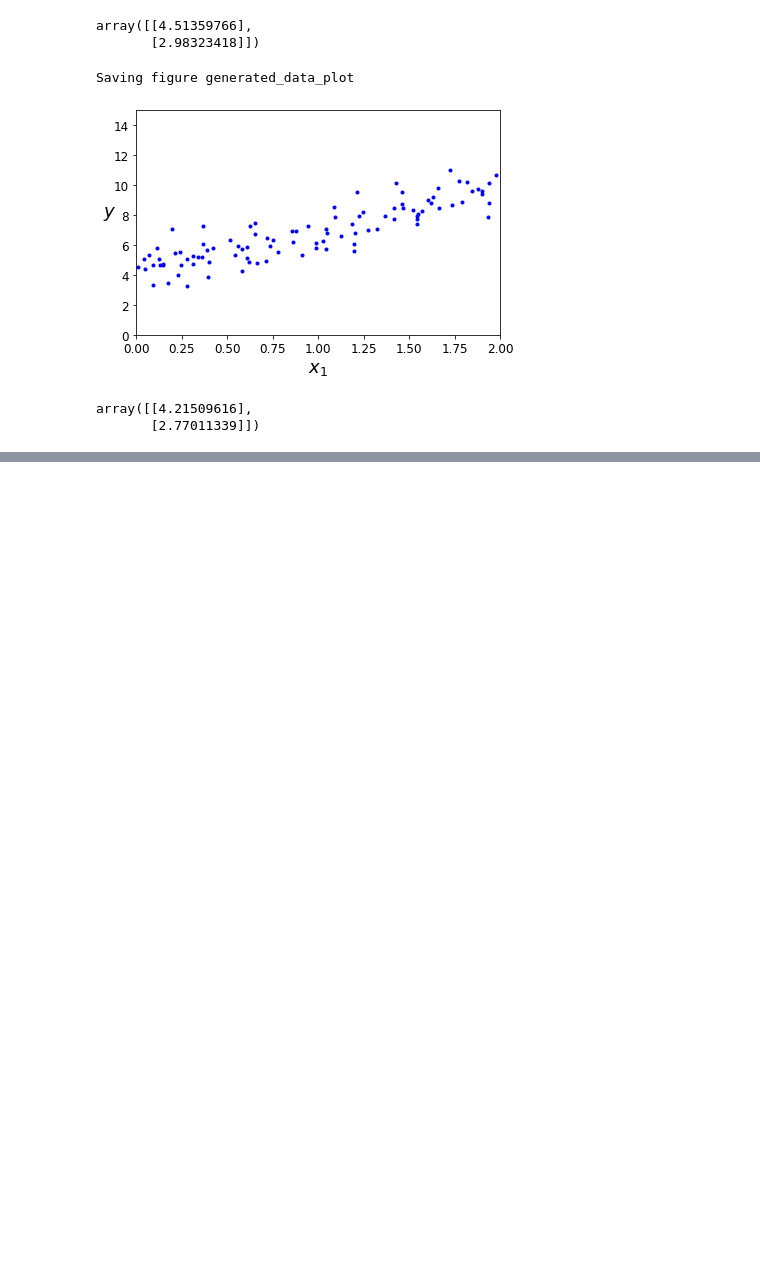
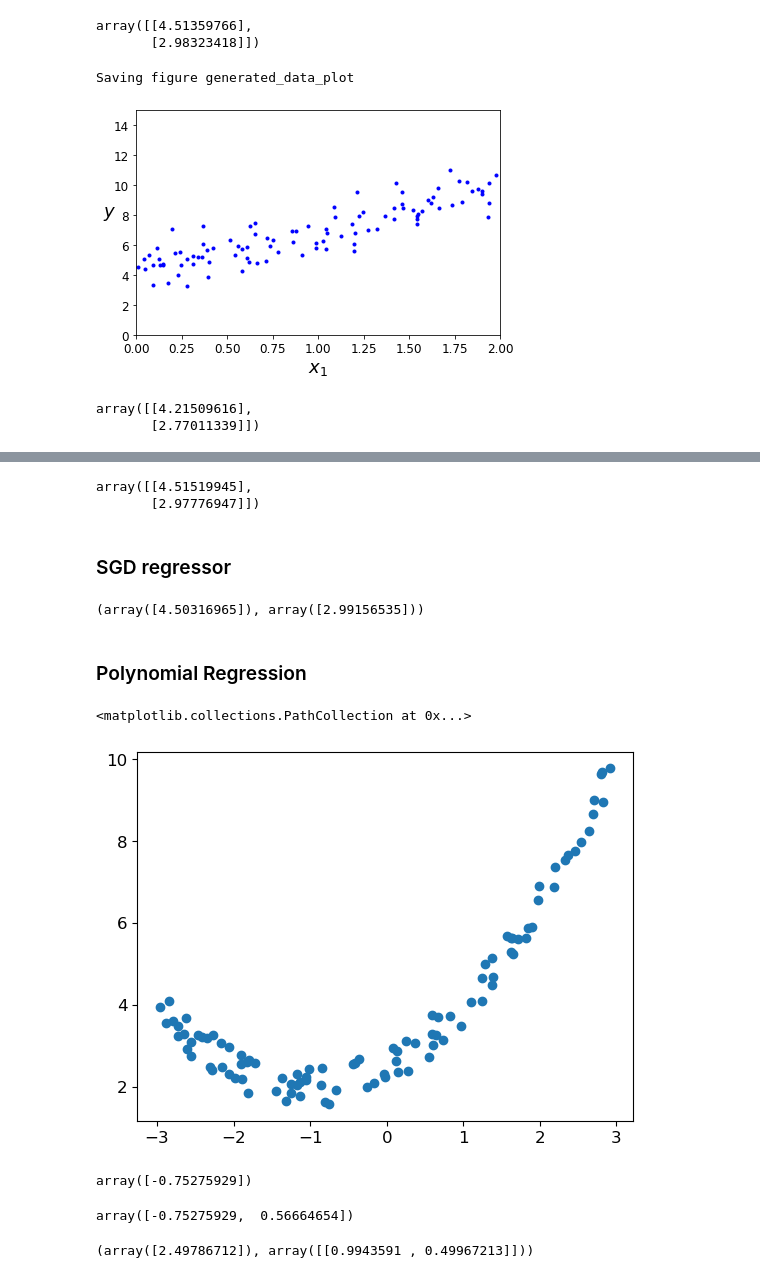
Before and after one commit to ericlau1987/hands_on_machine_learning_sklearn_keras_tensorflow, a Jupyter notebook: src/chapter4_training_models/codes.ipynb, the cells around one changed output, grey strips where cells are left out. Drawn from its saved outputs; the diff is of its cells as text; code cells hidden in the pictures; blank space fills up the shorter version.

```diff
--- a/src/chapter4_training_models/codes.ipynb
+++ b/src/chapter4_training_models/codes.ipynb
@@ -86,0 +158,46 @@ array([[4.21509616],
+# %%
+theta
+# %% [output]
+array([[4.51519945],
+       [2.97776947]])
+# %% [markdown]
+### SGD regressor
+# %%
+from sklearn.linear_model import SGDRegressor
+
+sgd_reg = SGDRegressor(max_iter=1000, tol=1e-5, penalty=None, eta0=0.01,
+                       n_iter_no_change=100, random_state=42)
+sgd_reg.fit(X, y.ravel()) # y.ravel() because fit() expects 1D targets and ravel convert it into 1D
+sgd_reg.intercept_, sgd_reg.coef_
+# %% [output]
+(array([4.50316965]), array([2.99156535]))
+# %% [markdown]
+### Polynomial Regression
+# %%
+np.random.seed(42)
+m = 100
+X = 6 * np.random.rand(m, 1) - 3
+y = 0.5 * X ** 2 + X + 2 + np.random.rand(m ,1)
+# %%
+plt.scatter(X, y)
+# %% [output]
+<matplotlib.collections.PathCollection at 0x...>
+[figure, added]
+# %%
+from sklearn.preprocessing import PolynomialFeatures
+
+poly_features = PolynomialFeatures(degree=2, include_bias=False)
+X_poly = poly_features.fit_transform(X)
+X[0]
+# %% [output]
+array([-0.75275929])
+# %%
+X_poly[0] # X_poly now contains the original feature of X plus the square of this feature, which presents 0.5 * . X ** 2 + X
+# %% [output]
+array([-0.75275929,  0.56664654])
+# %%
+lin_reg = LinearRegression()
+lin_reg.fit(X_poly, y)
+lin_reg.intercept_, lin_reg.coef_
+# %% [output]
+(array([2.49786712]), array([[0.9943591 , 0.49967213]]))
```
Also changed, not shown: parts of 12 cells of this notebook.
